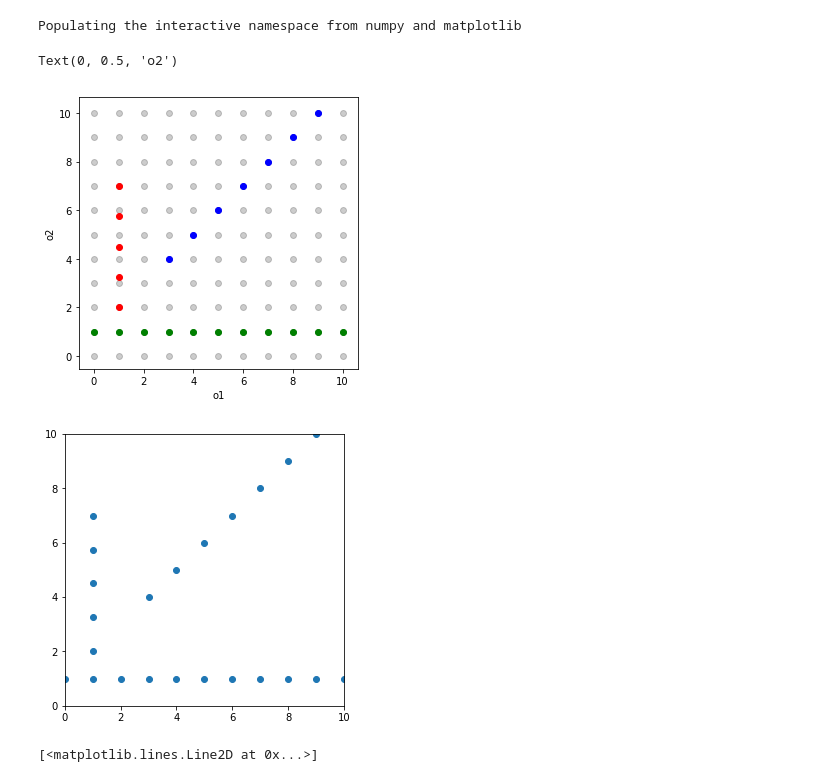
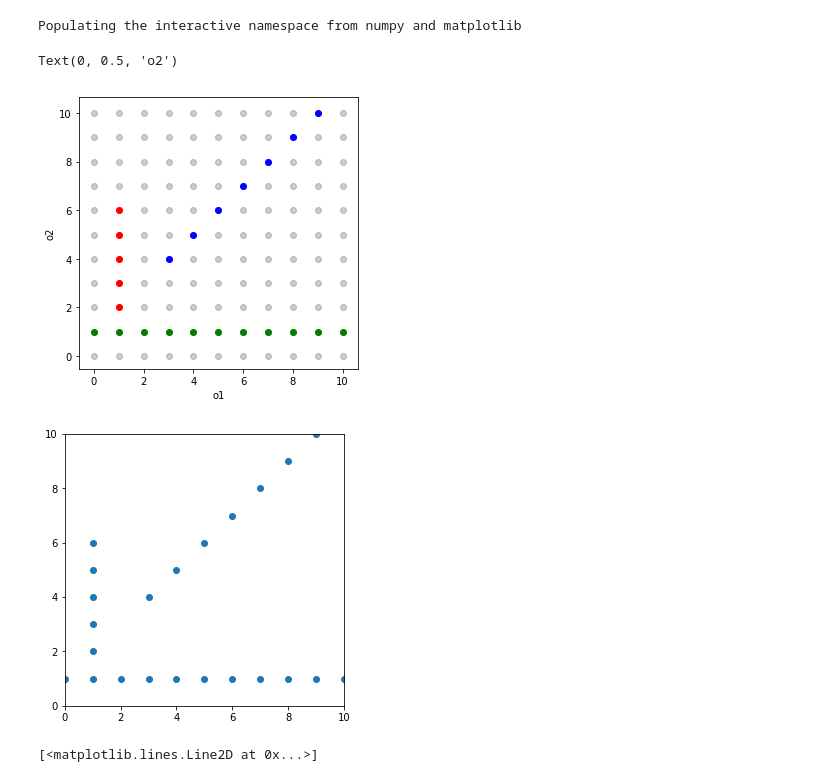
Before and after one commit to pyhf/pyhf-gpsys, a Jupyter notebook: GP_multichannel.ipynb, the cells around one changed output. Drawn from its saved outputs; the diff is of its cells as text; code cells hidden in the pictures.

```diff
--- a/GP_multichannel.ipynb
+++ b/GP_multichannel.ipynb
@@ -6,34 +6,34 @@ Populating the interactive namespace from numpy and matplotlib
 # %%
 X = np.mgrid[0:10:11j,0:10:11j]
 X = np.einsum('abc->bca',X).reshape(11**2,2)
 plt.scatter(X[:,0],X[:,1], alpha = 0.2, c = 'k')
 
 
 
 o1 = np.linspace(0,10,11)
 o2 = np.ones_like(o1)*1
 
 chan1 = np.concatenate([o1.reshape(-1,1),o2.reshape(-1,1)],axis=1)
 plt.scatter(chan1[:,0],chan1[:,1], c = 'g')
 
 
 o1 = np.linspace(3,9,7)
 o2 = o1+1
 
 chan2 = np.concatenate([o1.reshape(-1,1),o2.reshape(-1,1)],axis=1)
 plt.scatter(chan2[:,0],chan2[:,1], c = 'b')
 
 o1 = np.ones(5,)*1
-o2 = np.linspace(2,7,5)
+o2 = np.linspace(2,6,5)
 chan3 = np.concatenate([o1.reshape(-1,1),o2.reshape(-1,1)],axis=1)
 plt.scatter(chan3[:,0],chan3[:,1], c = 'r')
 
 plt.gcf().set_size_inches(5,5)
 plt.xlabel('o1')
 plt.ylabel('o2')
 # %% [output]
 Text(0, 0.5, 'o2')
-[figure, old version]
+[figure, new version]
 # %%
 observX = np.concatenate([chan1,chan2,chan3])
 # %%
@@ -42,7 +42,7 @@ plt.xlim(0,10)
 plt.ylim(0,10)
 plt.gcf().set_size_inches(5,5)
 # %% [output]
-[figure, old version]
+[figure, new version]
 # %%
 x = np.linspace(0,10)
 y = x**2
```
Also changed, not shown: parts of 6 cells of this notebook.
